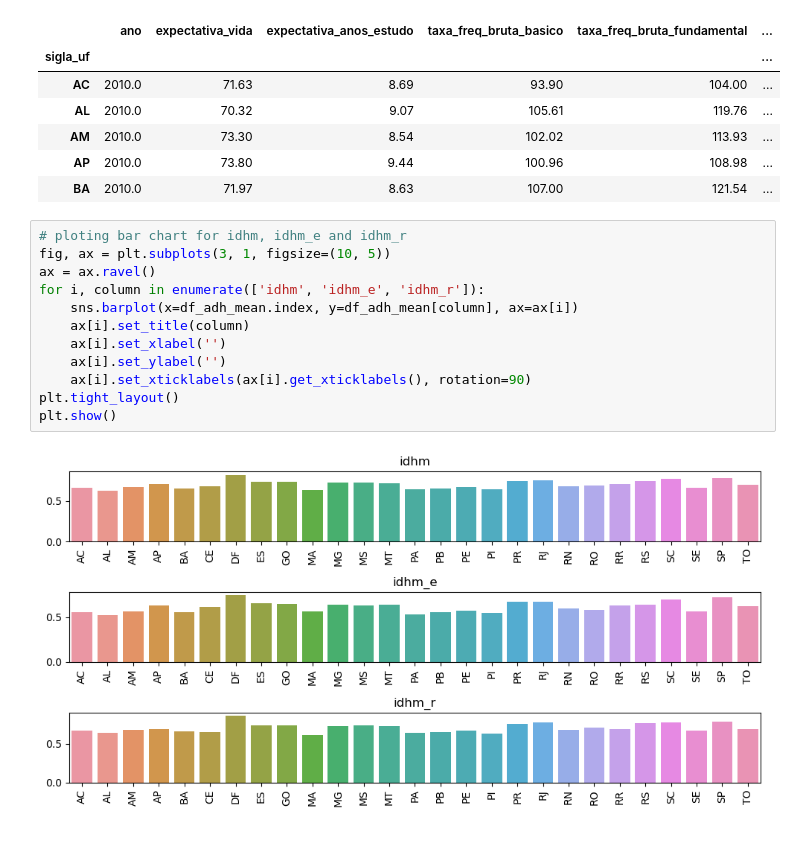
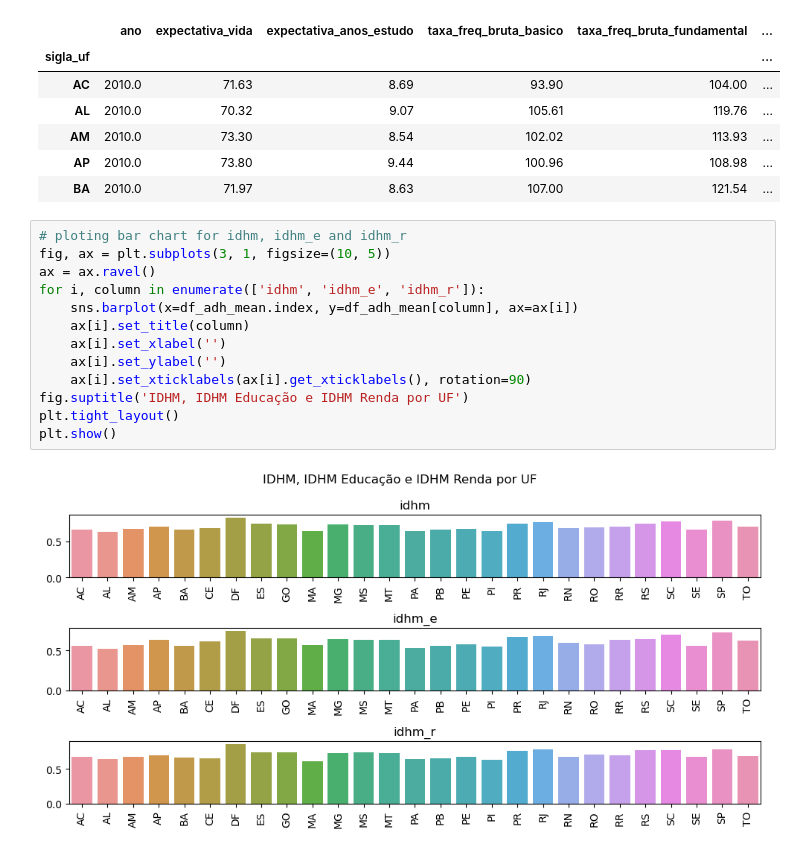
Before and after one commit to ZuilhoSe/PS-Analytica, a Jupyter notebook: A3/analises.ipynb, the cells around one changed output. Saved outputs shown, nothing was run; the diff lists cells and outputs as text.

```diff
--- a/A3/analises.ipynb
+++ b/A3/analises.ipynb
@@ -149,14 +151,15 @@ df_adh_mean.head()
 # %%
 # ploting bar chart for idhm, idhm_e and idhm_r
 fig, ax = plt.subplots(3, 1, figsize=(10, 5))
 ax = ax.ravel()
 for i, column in enumerate(['idhm', 'idhm_e', 'idhm_r']):
     sns.barplot(x=df_adh_mean.index, y=df_adh_mean[column], ax=ax[i])
     ax[i].set_title(column)
     ax[i].set_xlabel('')
     ax[i].set_ylabel('')
     ax[i].set_xticklabels(ax[i].get_xticklabels(), rotation=90)
+fig.suptitle('IDHM, IDHM Educação e IDHM Renda por UF')
 plt.tight_layout()
 plt.show()
 # %% [output]
-[figure, old version]
+[figure, new version]
```
Also changed, not shown: parts of 29 cells of this notebook, 1 other file.
